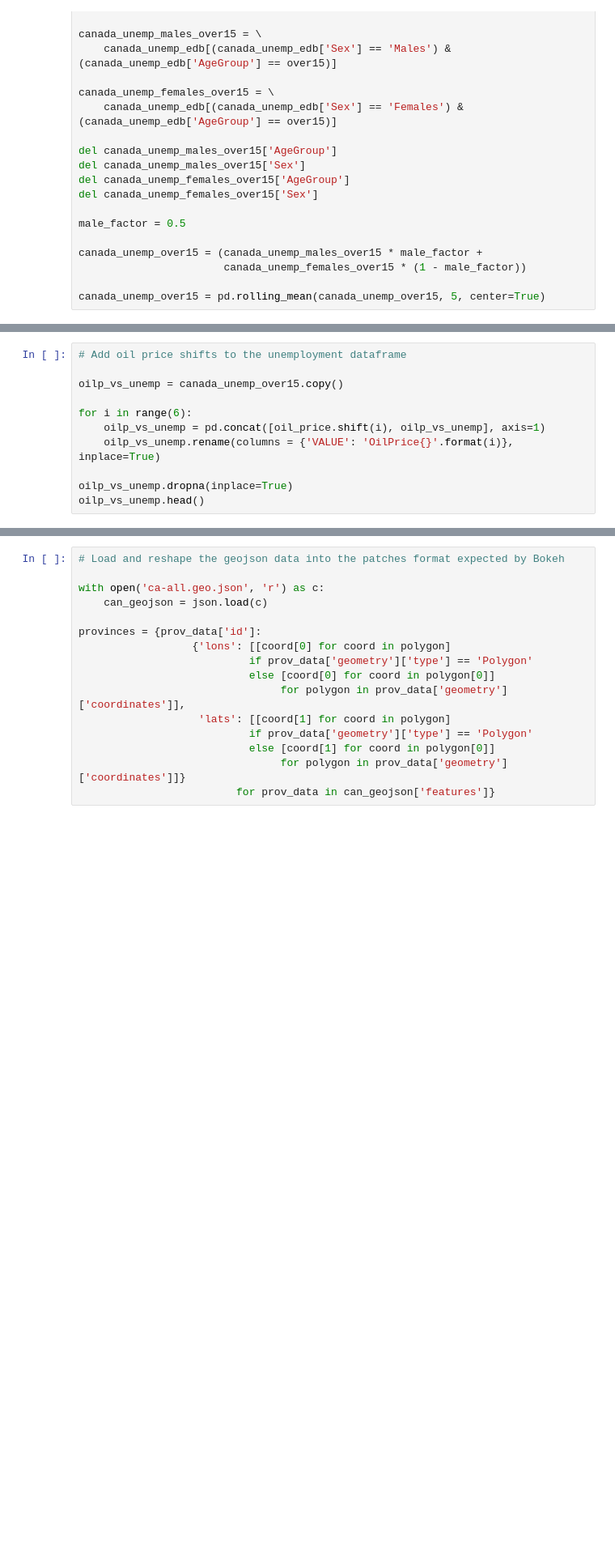
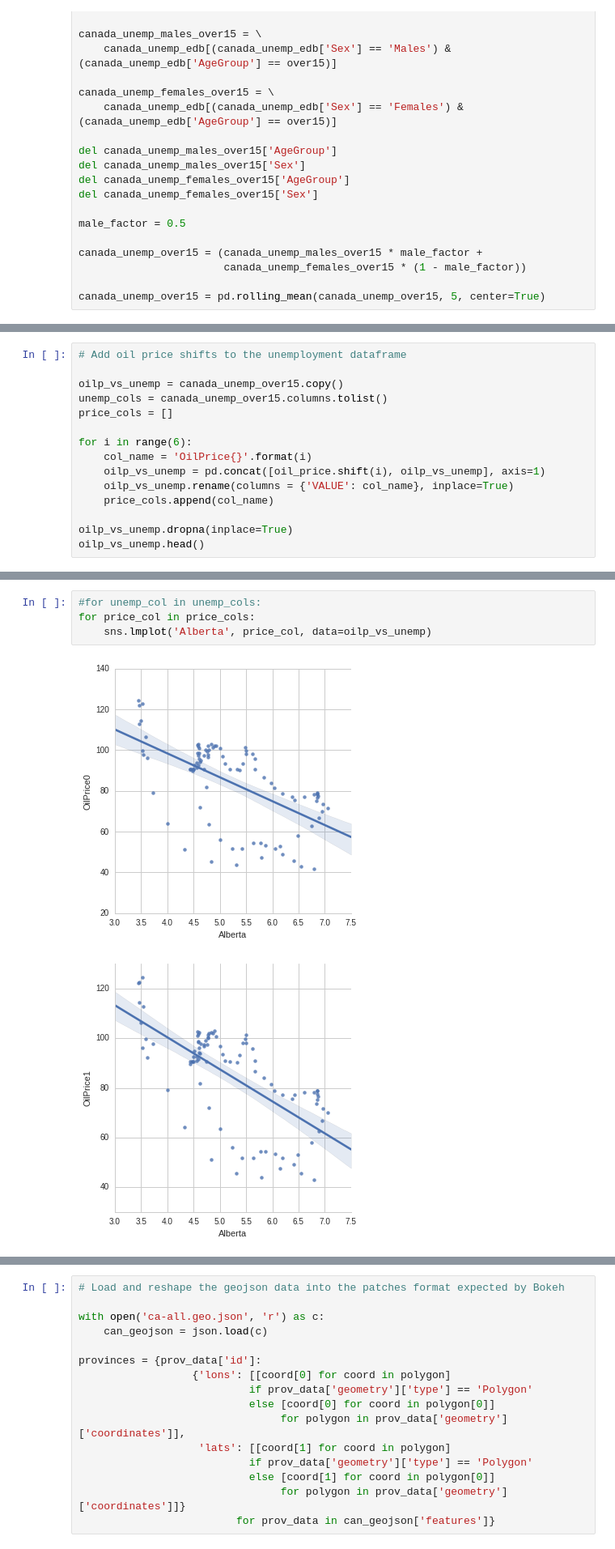
Before and after one commit to moormaan/TorontoMachineLearningBookClub, a Jupyter notebook: Matija/nb003_CanadaMap.ipynb, the cells around one changed output, grey strips where cells are left out. Shown at 81% size. Cells and saved outputs as stored; diff of their text form; blank space fills up the shorter version.

```diff
--- a/Matija/nb003_CanadaMap.ipynb
+++ b/Matija/nb003_CanadaMap.ipynb
@@ -76,10 +97,14 @@ plt.gcf().set_size_inches(14, 9, forward=True)
 # Add oil price shifts to the unemployment dataframe
 
 oilp_vs_unemp = canada_unemp_over15.copy()
+unemp_cols = canada_unemp_over15.columns.tolist()
+price_cols = []
 
 for i in range(6):
+    col_name = 'OilPrice{}'.format(i)
     oilp_vs_unemp = pd.concat([oil_price.shift(i), oilp_vs_unemp], axis=1)
-    oilp_vs_unemp.rename(columns = {'VALUE': 'OilPrice{}'.format(i)}, inplace=True)
+    oilp_vs_unemp.rename(columns = {'VALUE': col_name}, inplace=True)
+    price_cols.append(col_name)
 
 oilp_vs_unemp.dropna(inplace=True)
 oilp_vs_unemp.head()
@@ -91,3 +116,10 @@ oilp_vs_unemp.head()
 | 2008-03-01 | 84.906 | 89.028 | 92.124 | 96.054 | 99.616 | 106.358 | 3.58 | 4.39 | 5.97 | ... |
 | 2008-04-01 | 89.028 | 92.124 | 96.054 | 99.616 | 106.358 | 114.540 | 3.49 | 4.38 | 5.98 | ... |
 | 2008-05-01 | 92.124 | 96.054 | 99.616 | 106.358 | 114.540 | 122.136 | 3.46 | 4.43 | 6.01 | ... |
+# %%
+#for unemp_col in unemp_cols:
+for price_col in price_cols:
+    sns.lmplot('Alberta', price_col, data=oilp_vs_unemp)
+# %% [output]
+[figure, added]
+[figure, added]
```
Also changed, not shown: parts of 5 cells of this notebook.
